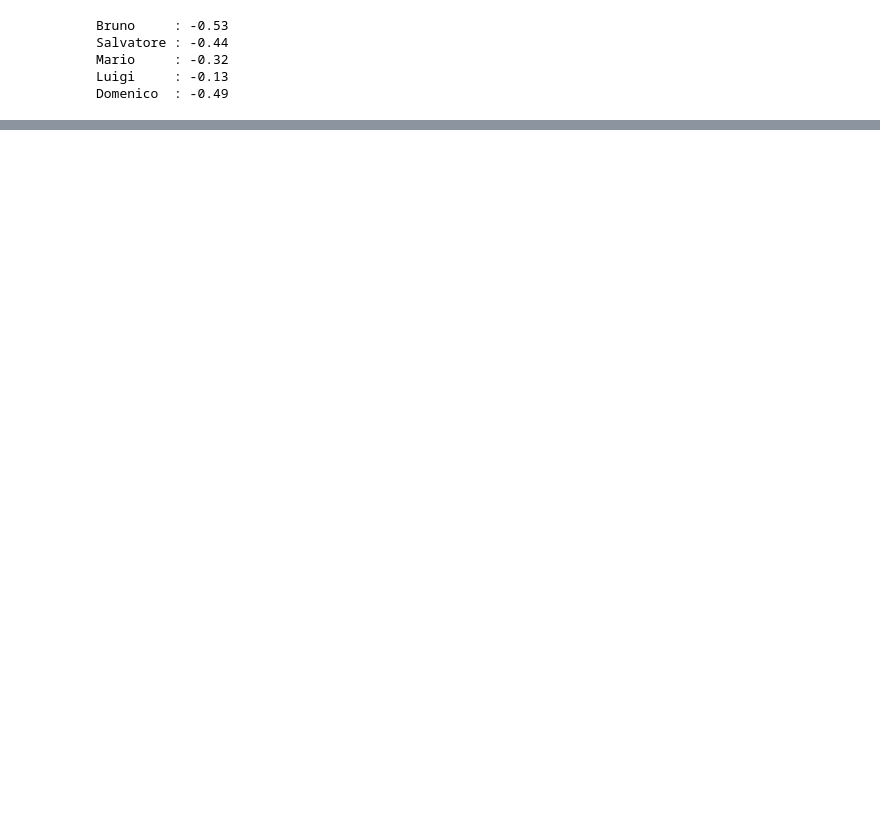
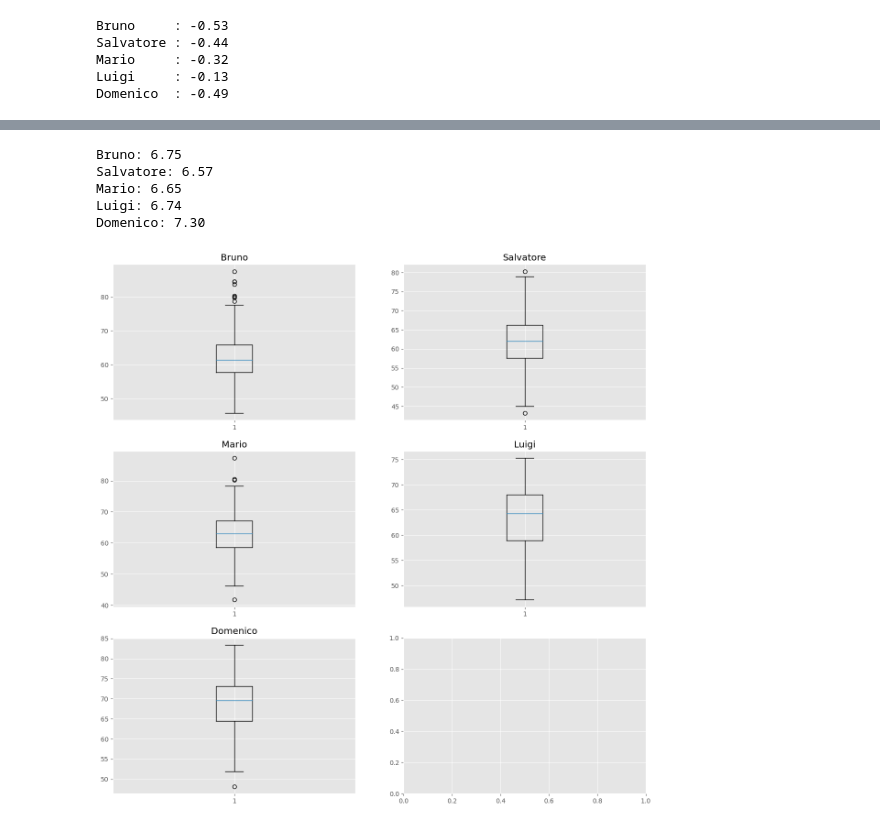
Before and after one commit to Manish-Kumar-9782/Tutorials-, a Jupyter notebook: Python DataScience/Scatter plot.ipynb, the cells around one changed output, grey strips where cells are left out. Saved outputs shown, nothing was run; the diff lists cells and outputs as text; code cells hidden in the pictures; blank space fills up the shorter version.

```diff
--- a/Python DataScience/Scatter plot.ipynb
+++ b/Python DataScience/Scatter plot.ipynb
@@ -68,0 +95,29 @@ Domenico  : -0.49
+# %%
+for _group,driver in zip(groups, df.driver.unique()):
+    print(f"{driver}: {_group.temperature.std():0.2f}")
+# %% [output]
+Bruno: 6.75
+Salvatore: 6.57
+Mario: 6.65
+Luigi: 6.74
+Domenico: 7.30
+# %%
+fig, axeses = plt.subplots(figsize=(15,15), ncols=2, nrows=3)
+
+axes1, axes2 = axeses[0]
+axes3, axes4 = axeses[1]
+axes5, axes6 = axeses[2]
+
+
+_axeses = [axes1, axes2, axes3, axes4, axes5]
+groups = [ group.get_group(driver) for driver in df.driver.unique()]
+
+for _ax,_group,driver in zip(_axeses, groups, df.driver.unique()):
+    _ax.boxplot(_group.temperature)
+    mean_value = _group.temperature.mean();
+    median_value = _group.temperature.median();
+    # _ax.vlines(mean_value, 0, 30, color="red")
+    # _ax.vlines(median_value, 0, 30, color="yellow")
+    _ax.set_title(driver)
+# %% [output]
+[figure, added]
```
Also changed, not shown: parts of 15 cells of this notebook.
